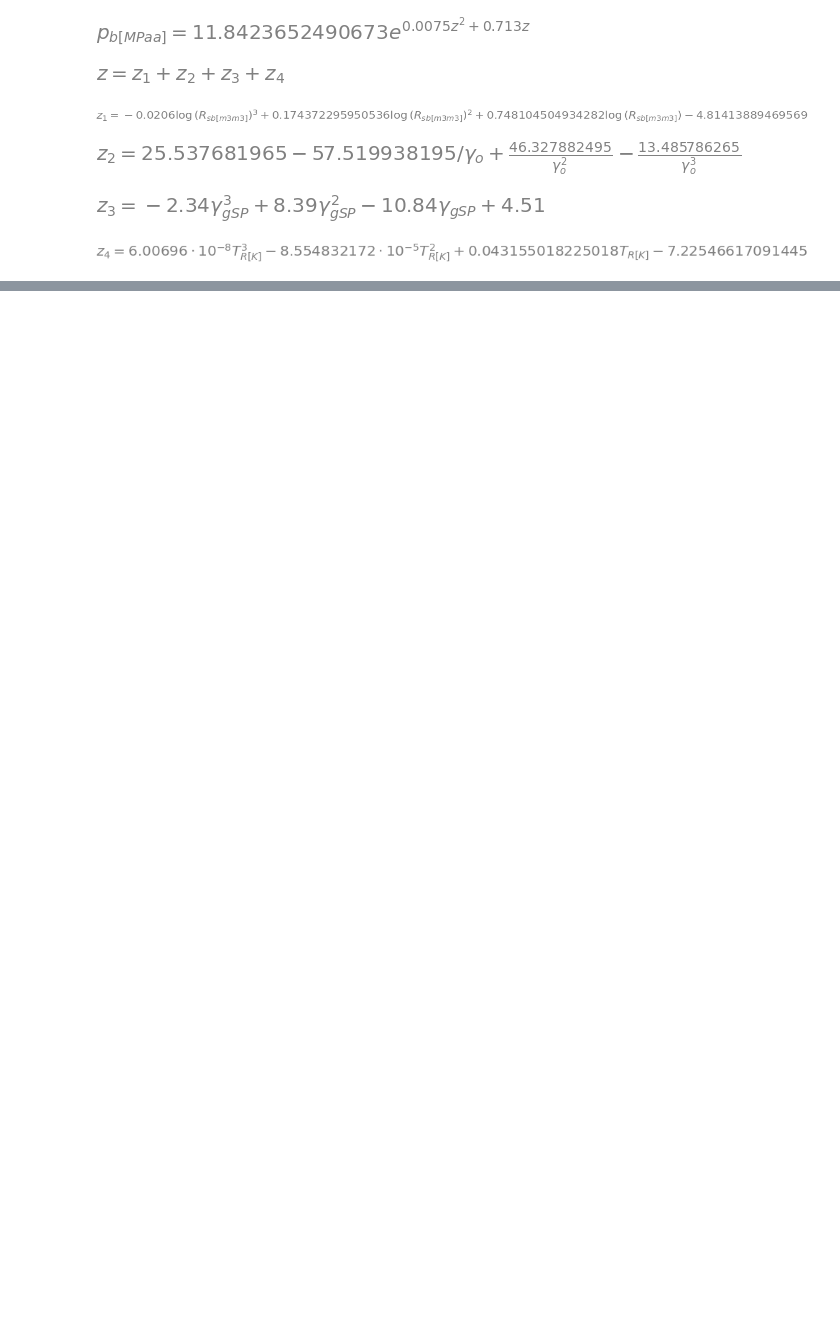
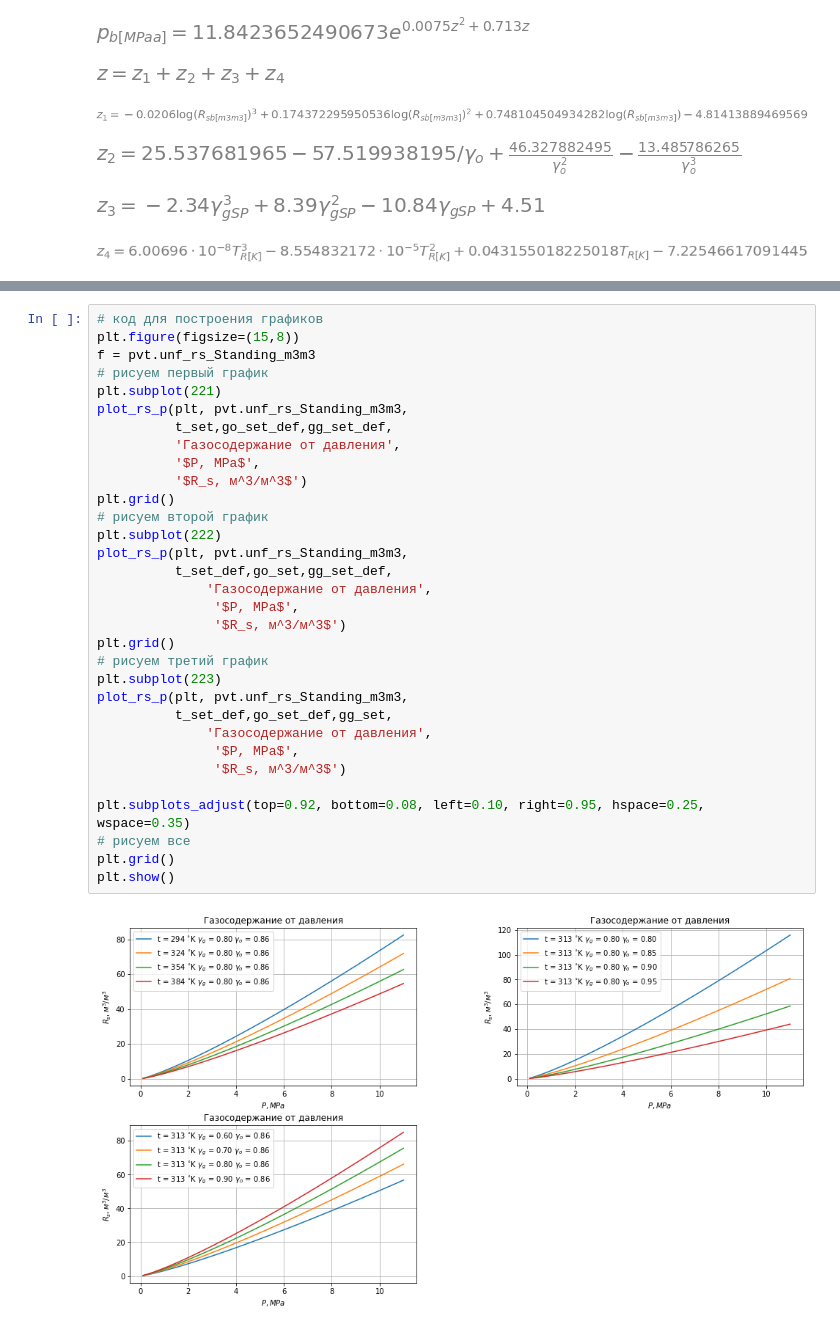
Before and after one commit to unifloc/neftpy, a Jupyter notebook: notebooks/01_01_pvt_pb.ipynb, the cells around one changed output, grey strips where cells are left out. Cells and saved outputs as stored; diff of their text form; blank space fills up the shorter version.

```diff
--- a/notebooks/01_01_pvt_pb.ipynb
+++ b/notebooks/01_01_pvt_pb.ipynb
@@ -331,0 +387,34 @@ plt.show()
+# %%
+# код для построения графиков
+plt.figure(figsize=(15,8))
+f = pvt.unf_rs_Standing_m3m3
+# рисуем первый график
+plt.subplot(221)
+plot_rs_p(plt, pvt.unf_rs_Standing_m3m3,
+          t_set,go_set_def,gg_set_def,
+          'Газосодержание от давления',
+          '$P, MPa$',
+          '$R_s, м^3/м^3$')
+plt.grid()
+# рисуем второй график
+plt.subplot(222)
+plot_rs_p(plt, pvt.unf_rs_Standing_m3m3,
+          t_set_def,go_set,gg_set_def,
+              'Газосодержание от давления',
+               '$P, MPa$',
+               '$R_s, м^3/м^3$')
+plt.grid()
+# рисуем третий график
+plt.subplot(223)
+plot_rs_p(plt, pvt.unf_rs_Standing_m3m3,
+          t_set_def,go_set_def,gg_set,
+              'Газосодержание от давления',
+               '$P, MPa$',
+               '$R_s, м^3/м^3$')
+
+plt.subplots_adjust(top=0.92, bottom=0.08, left=0.10, right=0.95, hspace=0.25, wspace=0.35)
+# рисуем все
+plt.grid()
+plt.show()
+# %% [output]
+[figure, added]
```
Also changed, not shown: parts of 22 cells of this notebook, 2 other files.
